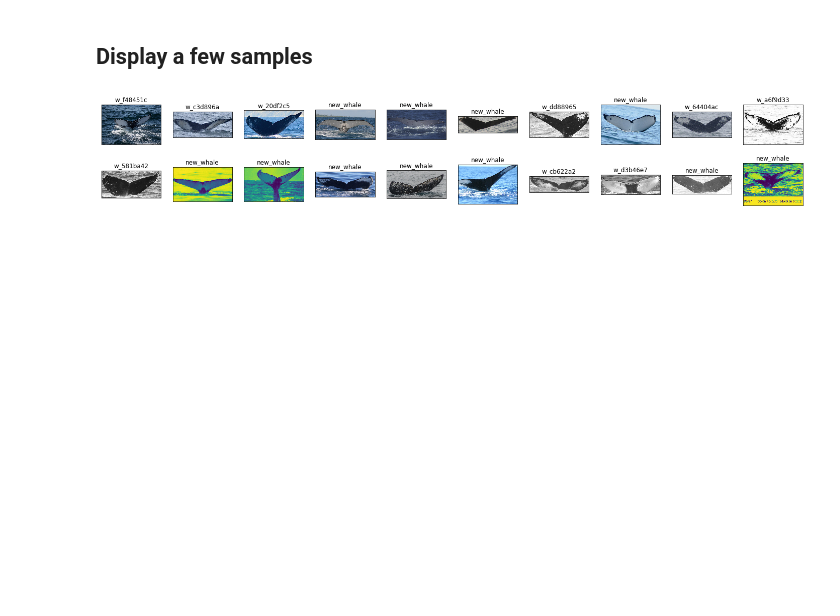
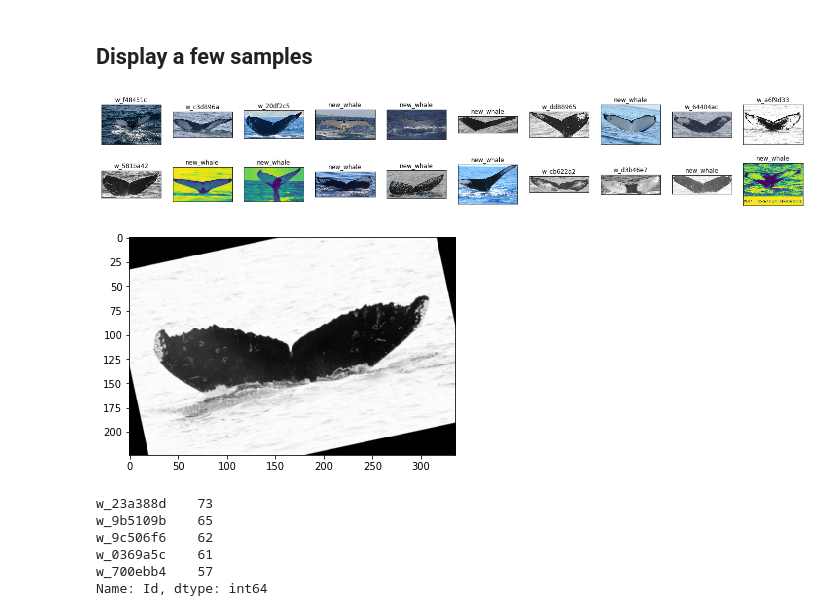
Before and after one commit to frgfm/kaggle-whale-id, a Jupyter notebook: notebooks/EDA.ipynb, the cells around one changed output. Saved outputs shown, nothing was run; the diff lists cells and outputs as text; code cells hidden in the pictures; blank space fills up the shorter version.

```diff
--- a/notebooks/EDA.ipynb
+++ b/notebooks/EDA.ipynb
@@ -10,3 +13,12 @@ df = pd.read_csv(os.path.join(data_folder, 'train.csv'))
+# %%
+data_folder = os.path.join('..', 'data/')
+img_train_path = os.path.abspath(data_folder+'train')
+img_test_path = os.path.abspath(data_folder+'test')
+csv_train_path = os.path.abspath(data_folder+'train.csv')
+
+df = pd.read_csv(csv_train_path)
+# create image path to simplify the image reading process
+df['Image_path'] = [os.path.join(img_train_path,whale) for whale in df['Image']]
 # %%
 print(f"Number of images: {df.shape[0]}")
 print(f"Number of unique species: {df.Id.nunique()}")
@@ -41,3 +60,28 @@ for idx in range(classes_to_display):
     ax.set_title(img_label)
 # %% [output]
 [figure]
+# %%
+# transforms
+train_transforms = transforms.Compose([
+        transforms.RandomRotation(15),
+        transforms.Grayscale(num_output_channels=1),
+        transforms.Resize(224),
+      transforms.ToTensor(),
+      transforms.Normalize(mean=[0.485, 0.456, 0.406],
+                       std=[0.229, 0.224, 0.225])
+  ])
+# %%
+# get a sample of 20 whales
+sample = np.random.choice(df['Image'],20)
+file_path_sample = [os.path.join(img_train_path,whale) for whale in sample]
+# %%
+# apply transforms to sample images
+imgs = [Image.open(whale) for whale in file_path_sample]
+imgs_tensor = [train_transforms(whale) for whale in imgs]
+
+# display a sample
+img = imgs_tensor[0]
+plt.imshow(img[0],cmap='gray')
+plt.show()
+# %% [output]
+[figure, added]
@@ -43,0 +93,12 @@ for idx in range(classes_to_display):
+# %%
+# create a df which excludes new_whale
+exclude_new_whale = df['Id']!= 'new_whale'
+exclude_new_whale_df = df[exclude_new_whale]
+exclude_new_whale_df.Id.value_counts().head()
+# %% [output]
+w_23a388d    73
+w_9b5109b    65
+w_9c506f6    62
+w_0369a5c    61
+w_700ebb4    57
+Name: Id, dtype: int64
```
Also changed, not shown: parts of 5 cells of this notebook.
